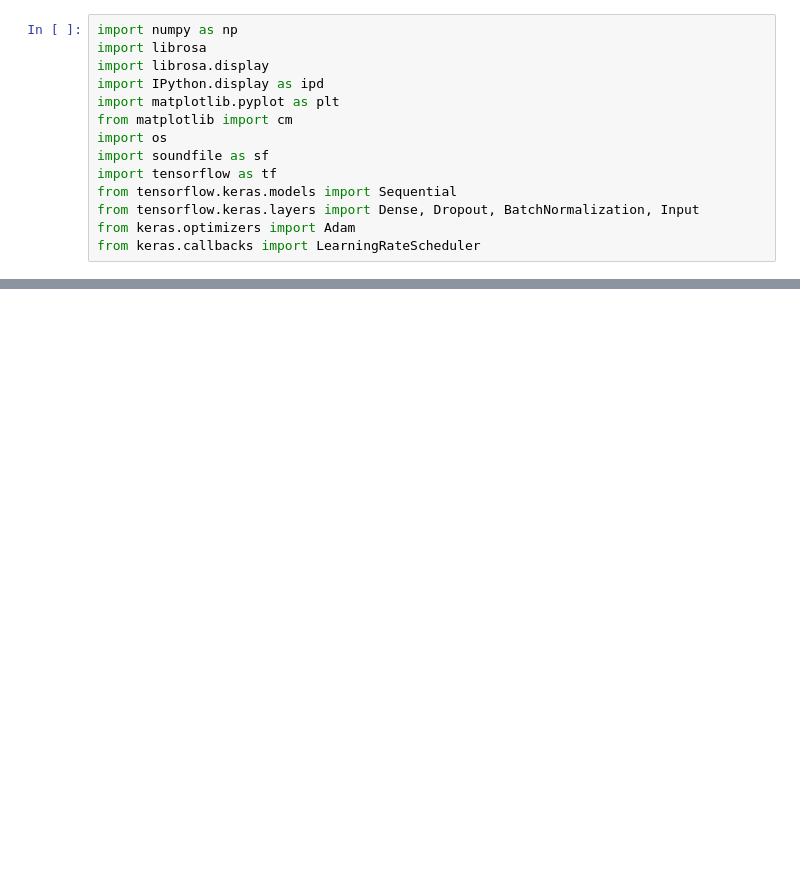
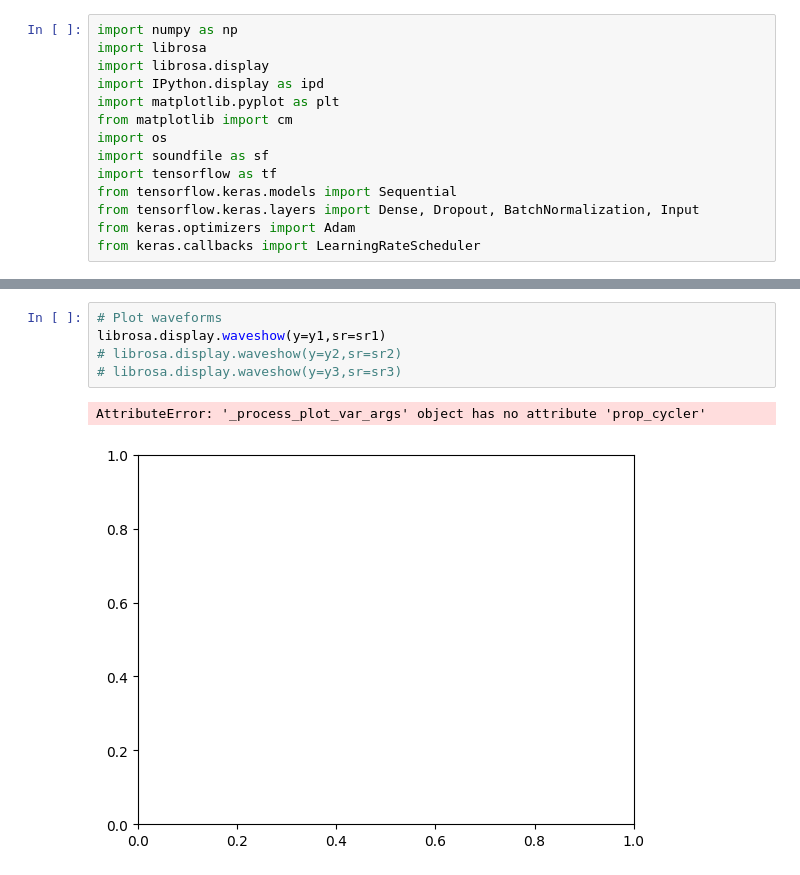
Before and after one commit to shehryar49/song-predictor, a Jupyter notebook: main.ipynb, the cells around one changed output, grey strips where cells are left out. Drawn from its saved outputs; the diff is of its cells as text; blank space fills up the shorter version.

```diff
--- a/main.ipynb
+++ b/main.ipynb
@@ -15 +36,9 @@ from keras.callbacks import LearningRateScheduler
+# %%
+# Plot waveforms
+librosa.display.waveshow(y=y1,sr=sr1)
+# librosa.display.waveshow(y=y2,sr=sr2)
+# librosa.display.waveshow(y=y3,sr=sr3)
+# %% [output]
+AttributeError: '_process_plot_var_args' object has no attribute 'prop_cycler'
+[figure, added]
 # %%
```
Also changed, not shown: parts of 18 cells of this notebook.
